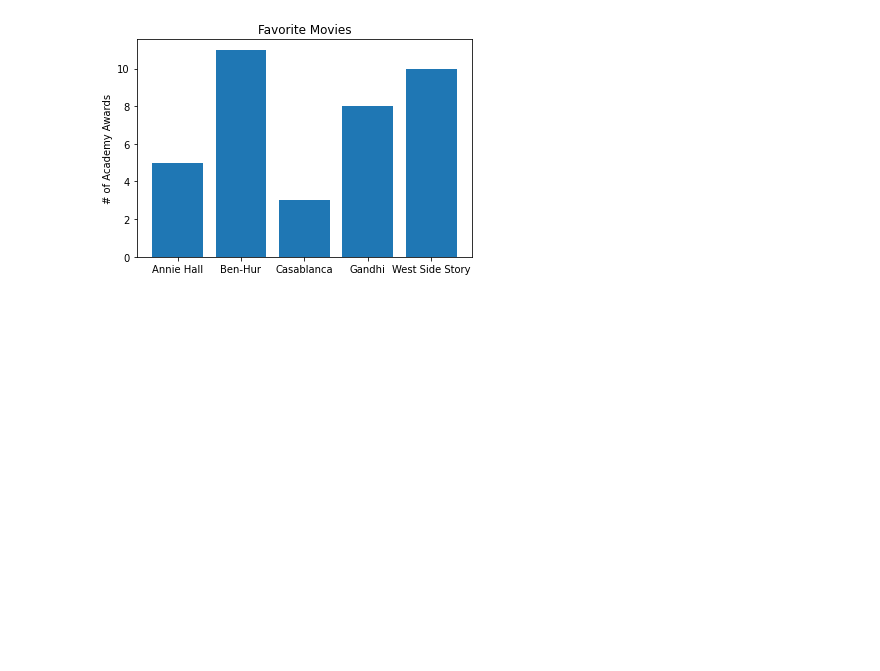
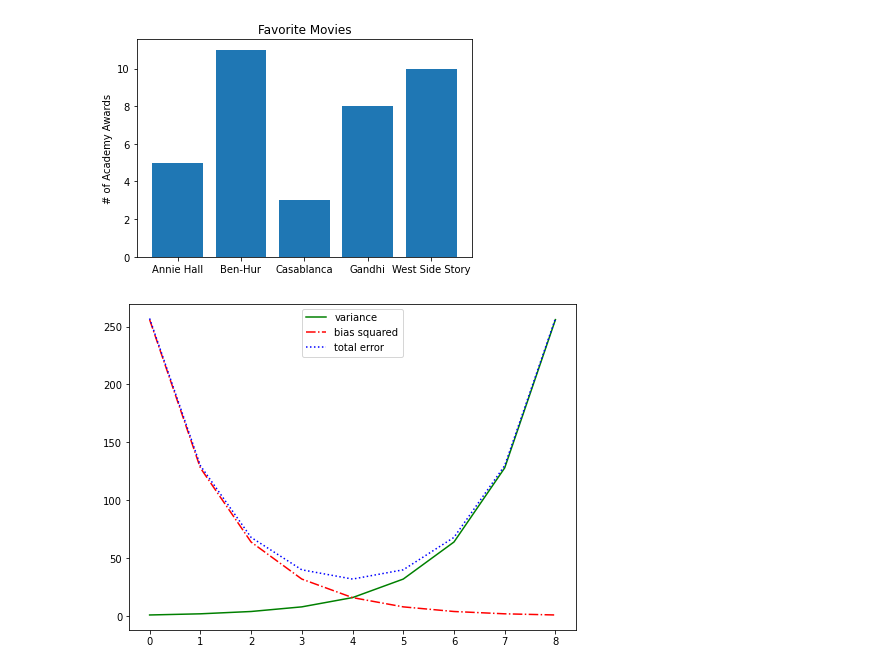
Before and after one commit to YunusKaratepe/data-science-from-scratch, a Jupyter notebook: 2-dataVisualization.ipynb, the cells around one changed output. Drawn from its saved outputs; the diff is of its cells as text; code cells hidden in the pictures; blank space fills up the shorter version.

```diff
--- a/2-dataVisualization.ipynb
+++ b/2-dataVisualization.ipynb
@@ -19,3 +19,22 @@ plt.title("Favorite Movies")
 plt.show()
 # %% [output]
 [figure]
+# %%
+# line charts
+variance     = [1, 2, 4, 8, 16, 32, 64, 128, 256]
+bias_squared = [256, 128, 64, 32, 16, 8, 4, 2, 1]
+
+total_error = [i + j for i, j in zip(variance, bias_squared)]
+
+plt.figure(figsize=(8, 6))
+
+plt.plot(range(len(variance)), variance, 'g-', label='variance')
+plt.plot(range(len(bias_squared)), bias_squared, 'r-.', label='bias squared')
+plt.plot(range(len(total_error)), total_error, 'b:', label='total error')
+
+
+plt.legend(loc=9)
+
+plt.show()
+# %% [output]
+[figure, added]
```
Also changed, not shown: parts of 3 cells of this notebook, 1 other file.
